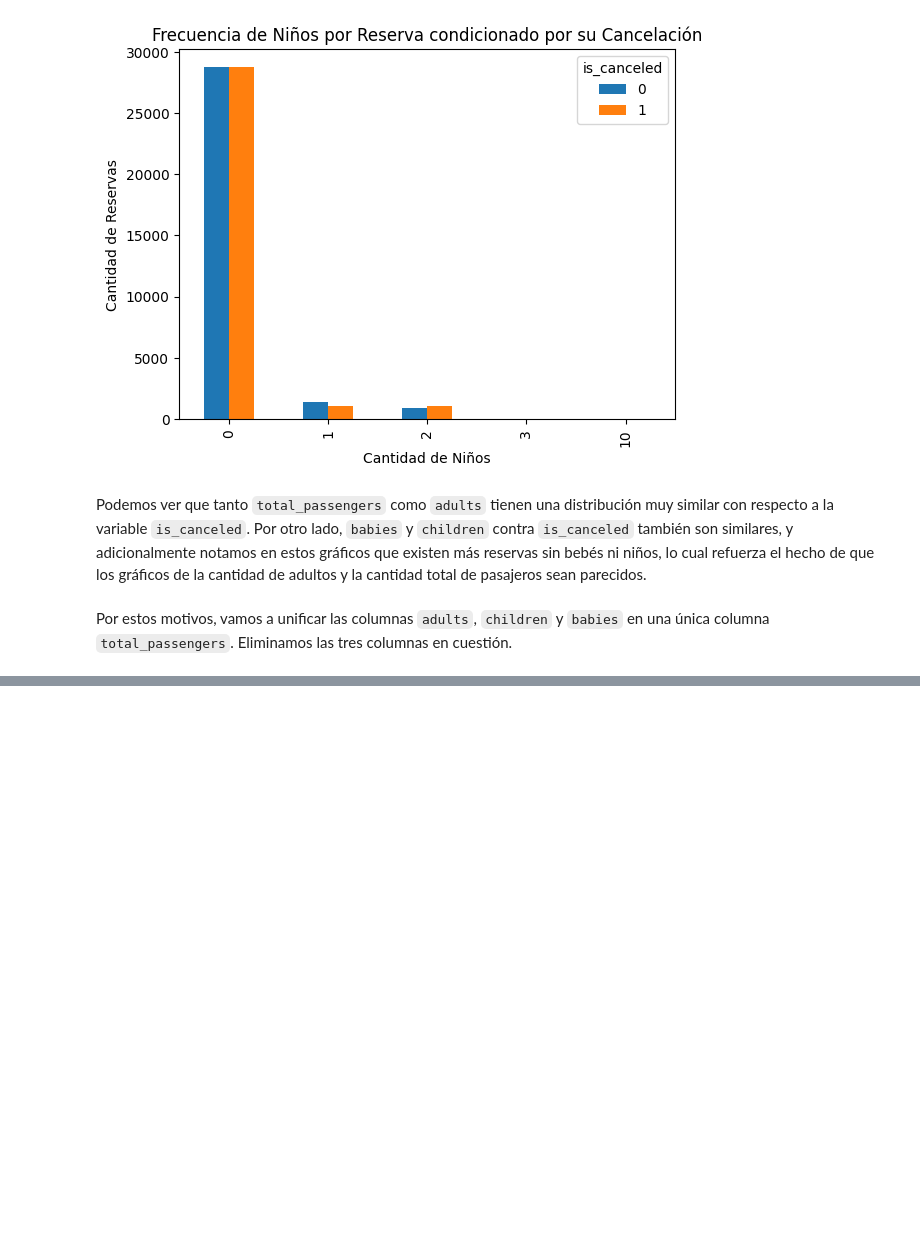
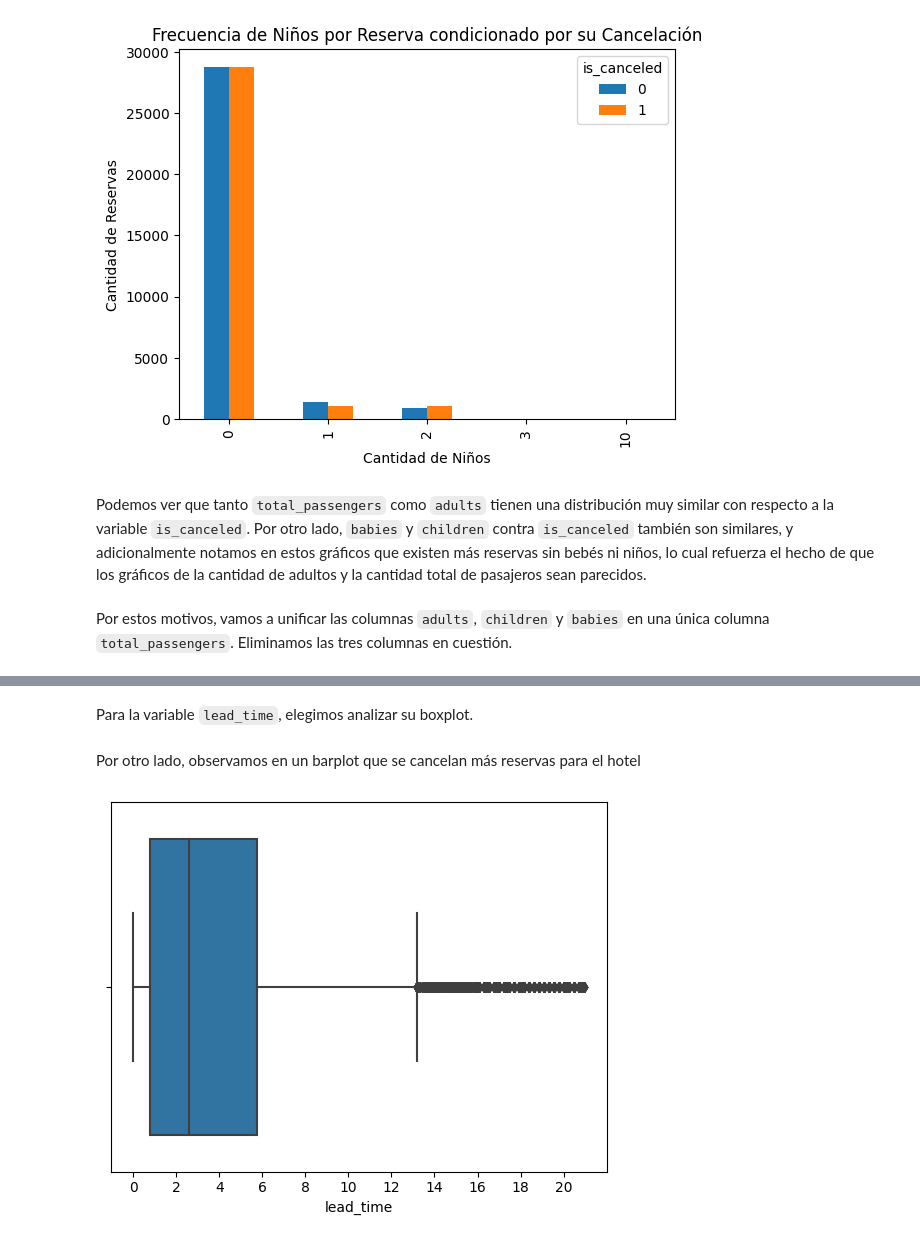
Before and after one commit to mrinkspot/Data-Science-and-Machine-Learning-Projects, a Jupyter notebook: notebook_tp.ipynb, the cells around one changed output, grey strips where cells are left out. Cells and saved outputs as stored; diff of their text form; code cells hidden in the pictures; blank space fills up the shorter version.

```diff
--- a/notebook_tp.ipynb
+++ b/notebook_tp.ipynb
@@ -589,0 +642,10 @@ ds_trabajo = ds_trabajo.drop('babies', axis=1)
+# %% [markdown]
+Para la variable `lead_time`, elegimos analizar su boxplot.
+# %% [markdown]
+Por otro lado, observamos en un barplot que se cancelan más reservas para el hotel
+# %%
+sns.boxplot(x=ds_trabajo["lead_time"] / 30)
+plt.xticks(range(0, 22, 2))
+plt.show()
+# %% [output]
+[figure, added]
```
Also changed, not shown: parts of 7 cells of this notebook.
